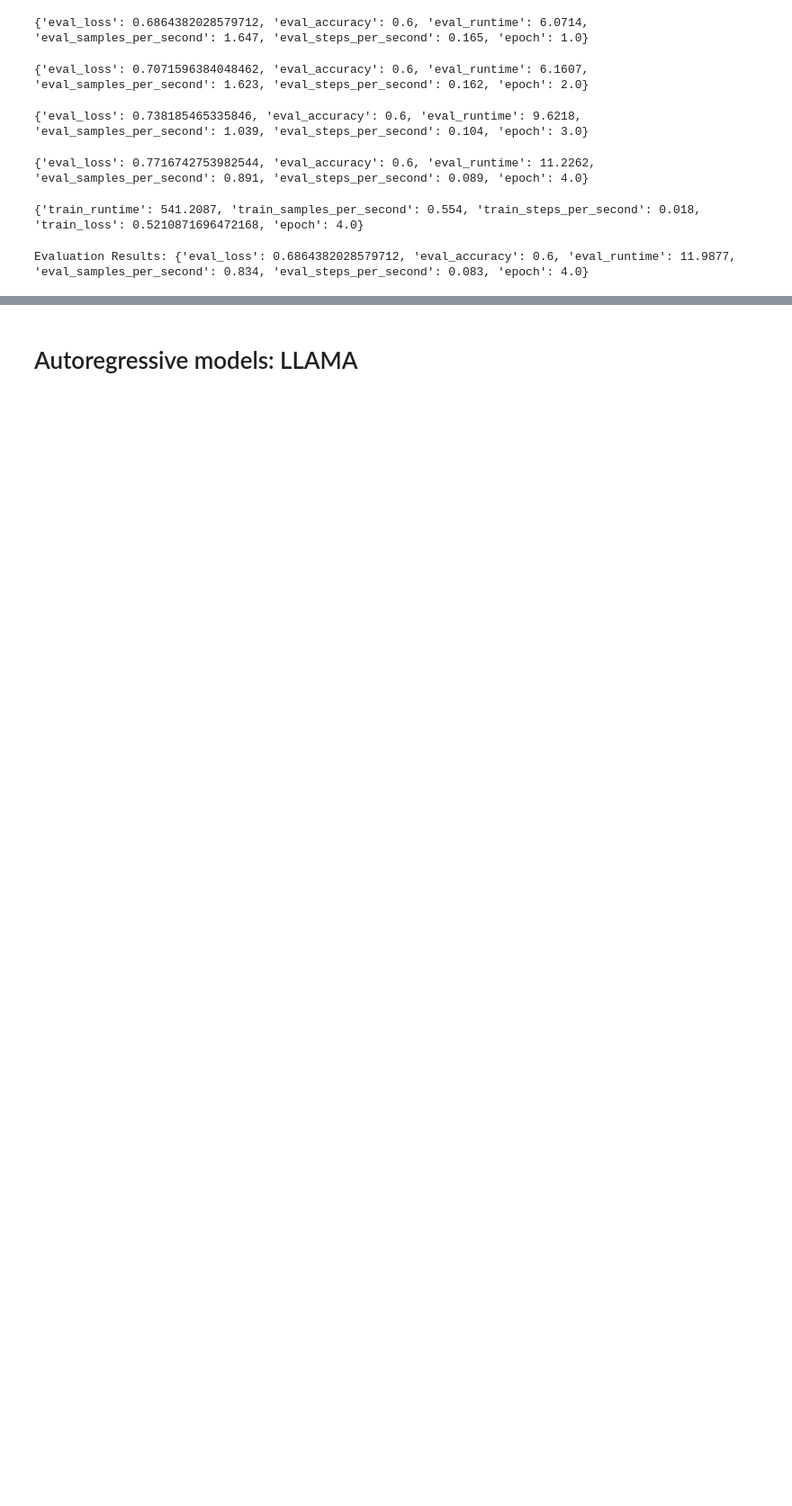
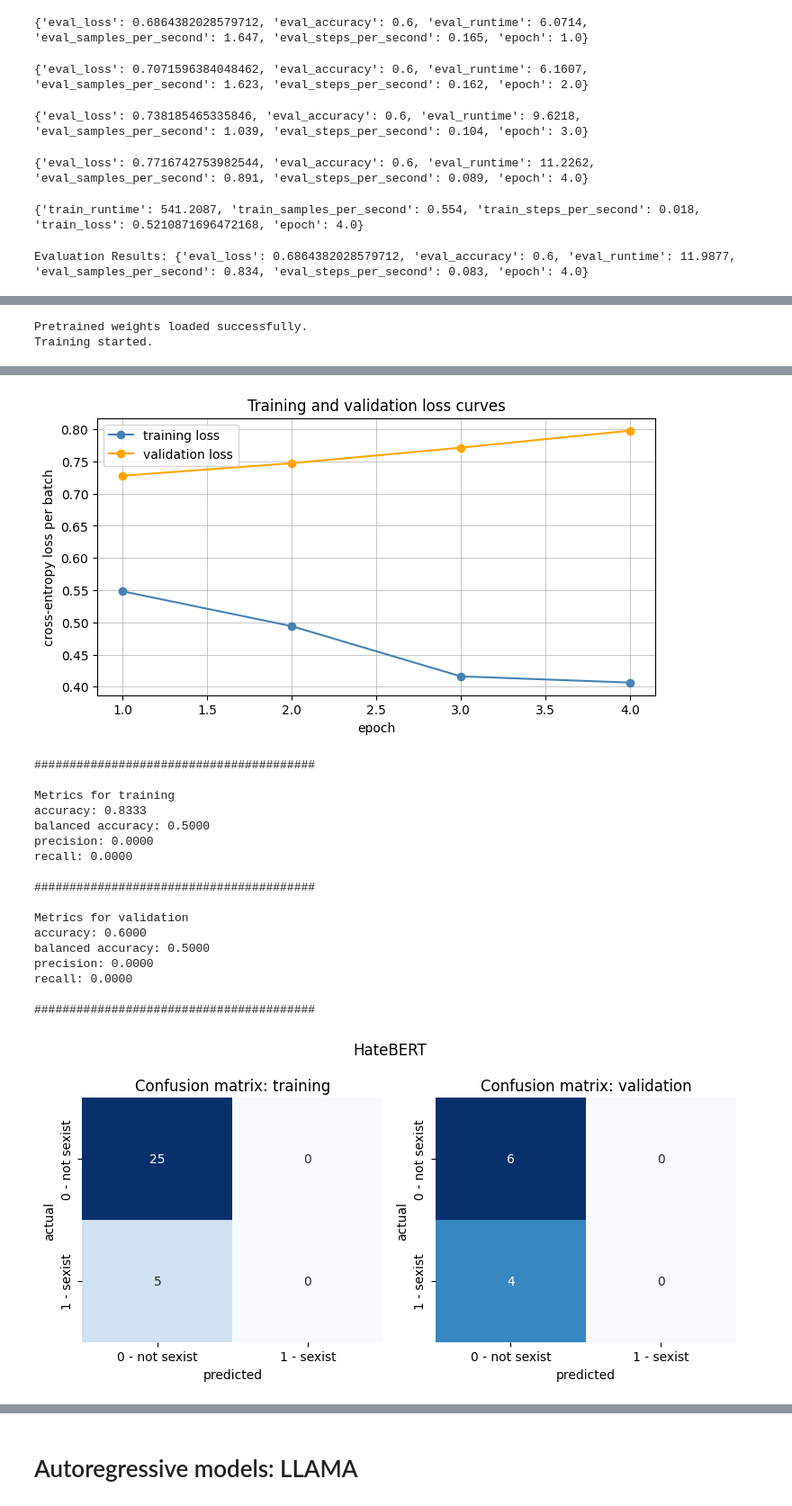
Before and after one commit to henrform/NLP_24W_VSHJ, a Jupyter notebook: challenges/challenges.ipynb, the cells around one changed output, grey strips where cells are left out. Shown at 90% size. Saved outputs shown, nothing was run; the diff lists cells and outputs as text; code cells hidden in the pictures; blank space fills up the shorter version.

```diff
--- a/challenges/challenges.ipynb
+++ b/challenges/challenges.ipynb
@@ -117,0 +269,8 @@ Evaluation Results: {'eval_loss': 0.6864382028579712, 'eval_accuracy': 0.6, 'eva
+# %%
+hatebert_model = BERTModel("HateBERT")
+hatebert_model.train(X_train[:30], y_train[:30], X_val[:10], y_val[:10], epochs=10, patience=3)
+
+res = hatebert_model.evaluate({"training": X_train[:30], "validation": X_val[:10]}, [y_train[:30], y_val[:10]], model_name=hatebert_model.model_name)
+for res_x in res:
+    results.loc[len(results)] = res_x
+# %% [output]
@@ -117,0 +280,2 @@ Evaluation Results: {'eval_loss': 0.6864382028579712, 'eval_accuracy': 0.6, 'eva
+Pretrained weights loaded successfully.
+Training started.
@@ -117,0 +294,19 @@ Evaluation Results: {'eval_loss': 0.6864382028579712, 'eval_accuracy': 0.6, 'eva
+[figure, added]
+########################################
+
+Metrics for training
+accuracy: 0.8333
+balanced accuracy: 0.5000
+precision: 0.0000
+recall: 0.0000
+
+########################################
+
+Metrics for validation
+accuracy: 0.6000
+balanced accuracy: 0.5000
+precision: 0.0000
+recall: 0.0000
+
+########################################
+[figure, added]
```
Also changed, not shown: parts of 11 cells of this notebook, 1 other file.
